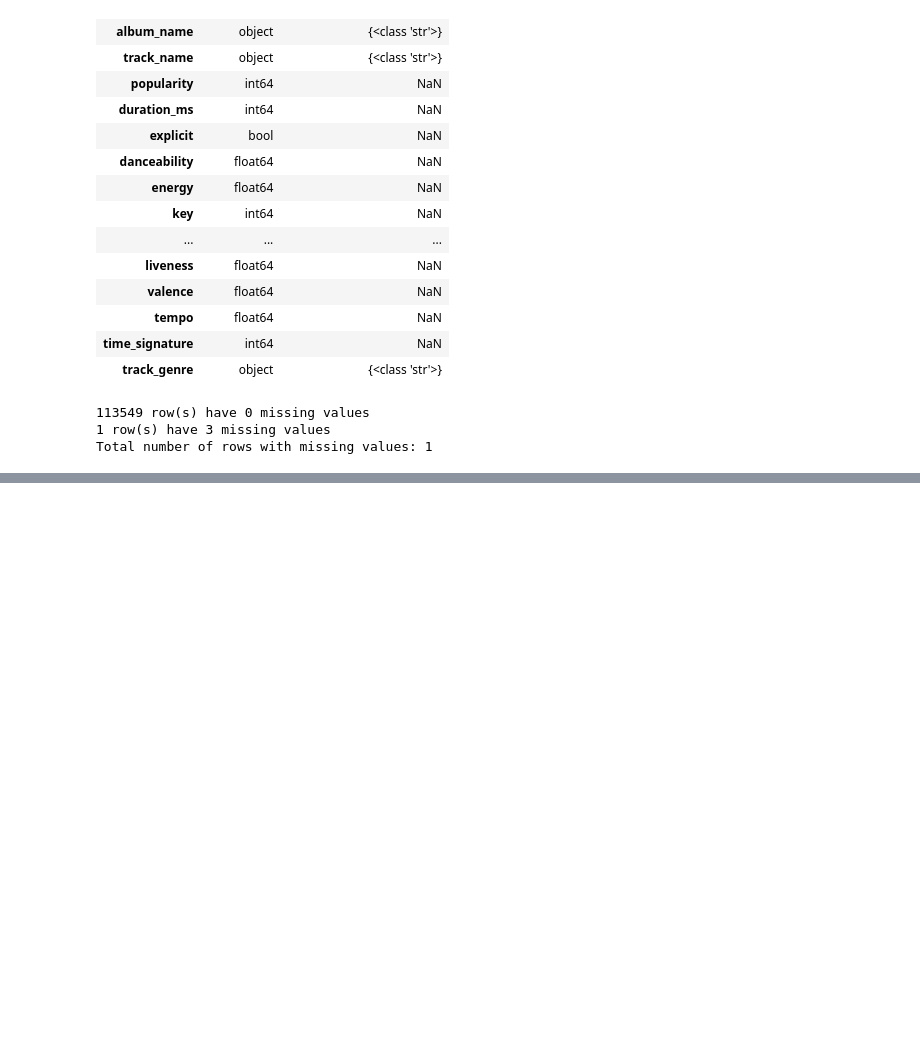
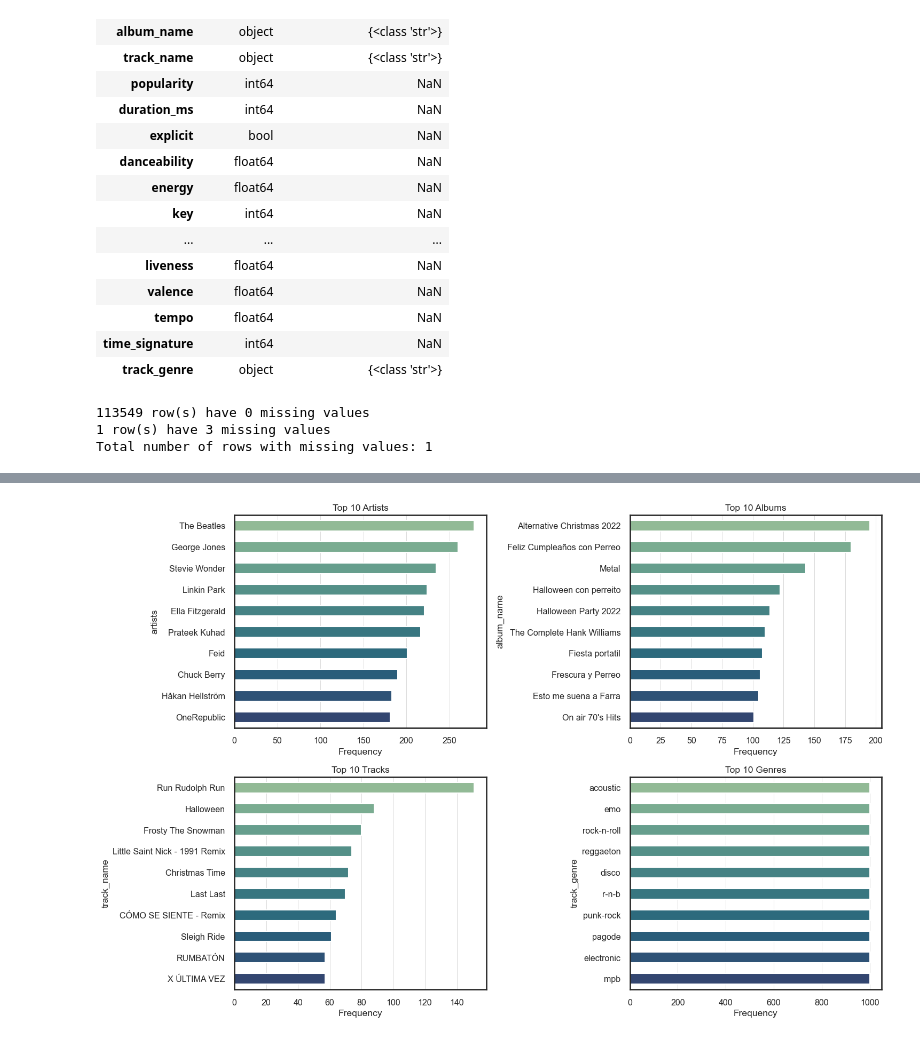
Before and after one commit to Praveen-Rangavajhula/spotify-genre-prediction, a Jupyter notebook: notebooks/1-EDA-Spotify.ipynb, the cells around one changed output, grey strips where cells are left out. Cells and saved outputs as stored; diff of their text form; code cells hidden in the pictures; blank space fills up the shorter version.

```diff
--- a/notebooks/1-EDA-Spotify.ipynb
+++ b/notebooks/1-EDA-Spotify.ipynb
@@ -132,0 +248,6 @@ Total number of rows with missing values: 1
+# %%
+# Drop rows with missing values in the categorical columns
+index_to_drop = df_spotify[cat_cols.isnull().any(axis=1)].index
+df_spotify.drop(index_to_drop, inplace=True)
+
+print(f'Rows with missing values dropped. Updated DataFrame shape: {df_spotify.shape}')
@@ -132,0 +316,49 @@ Total number of rows with missing values: 1
+# %%
+import warnings
+
+# Set the consistent Seaborn theme and style with a customized background color
+sns.set_theme(style="white")
+sns.set_context("talk", font_scale=0.7)
+
+# Get the top N most frequent artists, albums, tracks, and genres
+top_n = 10
+top_artists = df_spotify['artists'].value_counts().head(top_n)
+top_albums = df_spotify['album_name'].value_counts().head(top_n)
+top_tracks = df_spotify['track_name'].value_counts().head(top_n)
+top_genres = df_spotify['track_genre'].value_counts().head(top_n)
+
+# Disable FutureWarning
+with warnings.catch_warnings():
+    warnings.simplefilter("ignore", category=FutureWarning)
+
+    # Plotting
+    fig, axes = plt.subplots(nrows=2, ncols=2, figsize=(15, 10))
+
+    # Top N Artists
+    sns.barplot(x=top_artists.values, y=top_artists.index, palette="crest", ax=axes[0, 0], orient='h', width=0.5)
+    axes[0, 0].set_title(f'Top {top_n} Artists')
+    axes[0, 0].set_xlabel('Frequency')
+    axes[0, 0].xaxis.grid(linestyle='-', linewidth=0.5, alpha=1)
+
+    # Top N Albums
+    sns.barplot(x=top_albums.values, y=top_albums.index, palette="crest", ax=axes[0, 1], orient='h', width=0.5)
+    axes[0, 1].set_title(f'Top {top_n} Albums')
+    axes[0, 1].set_xlabel('Frequency')
+    axes[0, 1].xaxis.grid(linestyle='-', linewidth=0.5, alpha=1)
+
+    # Top N Tracks
+    sns.barplot(x=top_tracks.values, y=top_tracks.index, palette="crest", ax=axes[1, 0], orient='h', width=0.5)
+    axes[1, 0].set_title(f'Top {top_n} Tracks')
+    axes[1, 0].set_xlabel('Frequency')
+    axes[1, 0].xaxis.grid(linestyle='-', linewidth=0.5, alpha=1)
+
+    # Top N Genres
+    sns.barplot(x=top_genres.values, y=top_genres.index, palette="crest", ax=axes[1, 1], orient='h', width=0.5)
+    axes[1, 1].set_title(f'Top {top_n} Genres')
+    axes[1, 1].set_xlabel('Frequency')
+    axes[1, 1].xaxis.grid(linestyle='-', linewidth=0.5, alpha=1)
+
+    plt.tight_layout()
+    plt.show()
+# %% [output]
+[figure, added]
```
Also changed, not shown: parts of 15 cells of this notebook.
